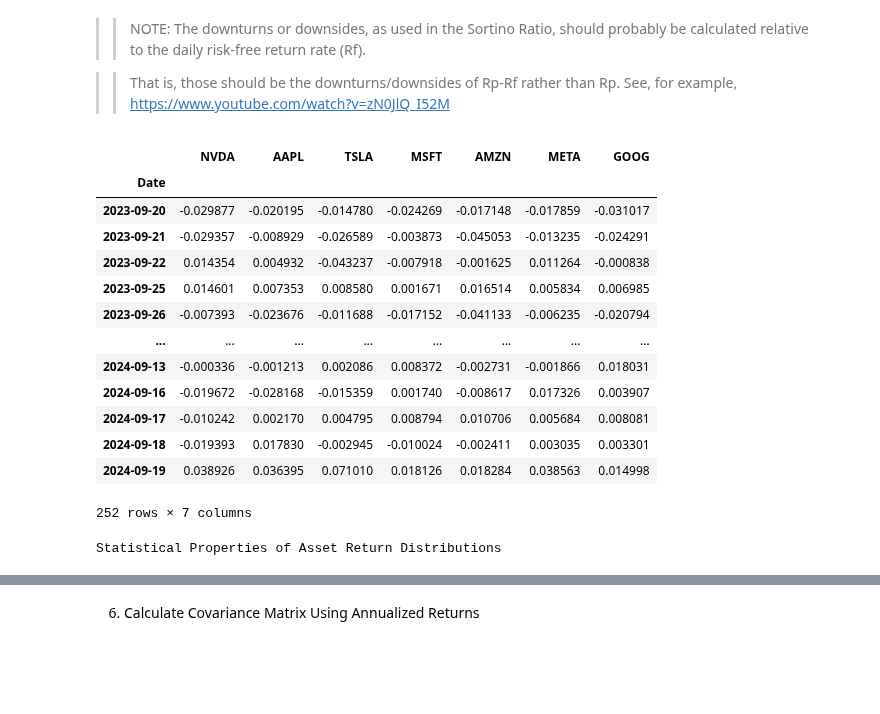
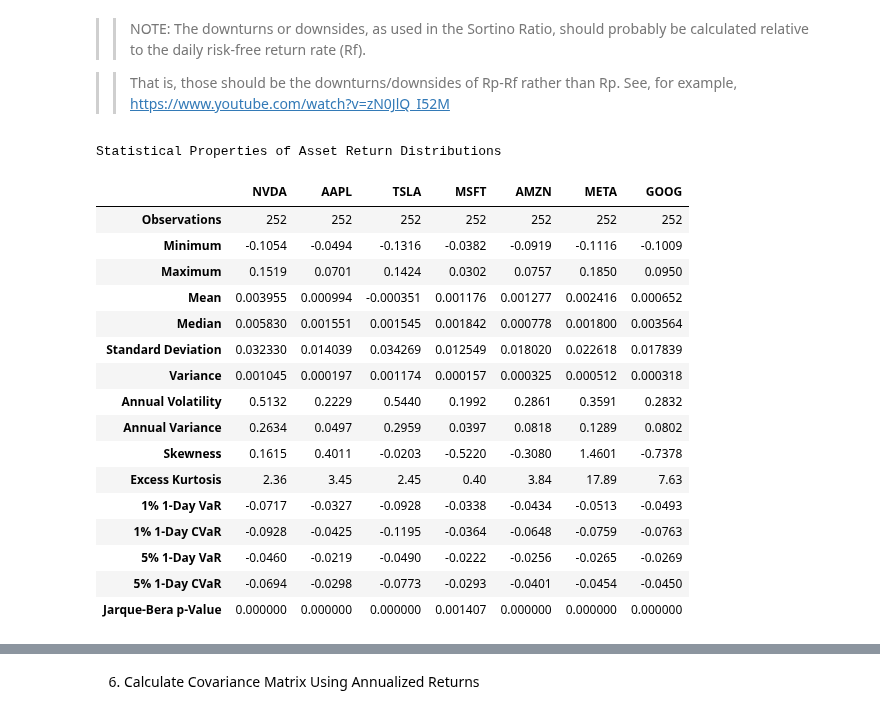
Before and after one commit to mlabecki/portfolio_analytics, a Jupyter notebook: src/test_notebook.ipynb, the cells around one changed output, grey strips where cells are left out. Cells and saved outputs as stored; diff of their text form; code cells hidden in the pictures; blank space fills up the shorter version.

```diff
--- a/src/test_notebook.ipynb
+++ b/src/test_notebook.ipynb
@@ -184,7 +184,7 @@ x_downturns = np.where(x < 0, x, 0)  # Keep only non-positive returns for Sortin
 
 log_returns = pd.DataFrame(x, columns=tickers, index=df_adj_close.index).dropna()
 
-display(log_returns)
+# display(log_returns)
 
 x_standardized = StandardScaler().fit_transform(x)
 log_returns_standardized = pd.DataFrame(x_standardized, columns=tickers, index=df_adj_close.index).dropna()
@@ -241,60 +241,62 @@ log_returns_stats = pd.DataFrame(columns=tickers, index=stats_metrics)
 
 for tk in tickers:
     returns_tk = log_returns[tk]
     tk_stats = stats.describe(returns_tk)
     log_returns_stats.loc['Observations', tk] = len(returns_tk)
-    log_returns_stats.loc['Minimum', tk] = tk_stats.minmax[0]
-    log_returns_stats.loc['Maximum', tk] = tk_stats.minmax[1]
-    log_returns_stats.loc['Mean', tk] = tk_stats.mean
-    log_returns_stats.loc['Median', tk] = np.median(returns_tk)
-    log_returns_stats.loc['Standard Deviation', tk] = returns_tk.std(ddof=0)
-    log_returns_stats.loc['Variance', tk] = returns_tk.var(ddof=0)
-    log_returns_stats.loc['Annual Volatility', tk] = np.sqrt(returns_tk.var(ddof=0) * 252)
-    log_returns_stats.loc['Annual Variance', tk] = returns_tk.var(ddof=0) * 252
-    log_returns_stats.loc['Skewness', tk] = tk_stats.skewness
-    log_returns_stats.loc['Excess Kurtosis', tk] = tk_stats.kurtosis
-    log_returns_stats.loc['1% 1-Day VaR', tk] = historical_var(returns_tk, p_level=1)
-    log_returns_stats.loc['1% 1-Day CVaR', tk] = historical_cvar(returns_tk, p_level=1)
-    log_returns_stats.loc['5% 1-Day VaR', tk] = historical_var(returns_tk, p_level=5)
-    log_returns_stats.loc['5% 1-Day CVaR', tk] = historical_cvar(returns_tk, p_level=5)
-    log_returns_stats.loc['Jarque-Bera p-Value', tk] = stats.jarque_bera(returns_tk).pvalue
-
+    log_returns_stats.loc['Minimum', tk] = f'{tk_stats.minmax[0]:.4f}'
+    log_returns_stats.loc['Maximum', tk] = f'{tk_stats.minmax[1]:.4f}'
+    log_returns_stats.loc['Mean', tk] = f'{tk_stats.mean:.6f}'
+    log_returns_stats.loc['Median', tk] = f'{np.median(returns_tk):.6f}'
+    log_returns_stats.loc['Standard Deviation', tk] = f'{returns_tk.std(ddof=0):.6f}'
+    log_returns_stats.loc['Variance', tk] = f'{returns_tk.var(ddof=0):.6f}'
+    log_returns_stats.loc['Annual Volatility', tk] = f'{np.sqrt(returns_tk.var(ddof=0) * 252):.4f}'
+    log_returns_stats.loc['Annual Variance', tk] = f'{(returns_tk.var(ddof=0) * 252):.4f}'
+    log_returns_stats.loc['Skewness', tk] = f'{tk_stats.skewness:.4f}'
+    log_returns_stats.loc['Excess Kurtosis', tk] = f'{tk_stats.kurtosis:.2f}'
+    log_returns_stats.loc['1% 1-Day VaR', tk] = f'{historical_var(returns_tk, p_level=1):.4f}'
+    log_returns_stats.loc['1% 1-Day CVaR', tk] = f'{historical_cvar(returns_tk, p_level=1):.4f}'
+    log_returns_stats.loc['5% 1-Day VaR', tk] = f'{historical_var(returns_tk, p_level=5):.4f}'
+    log_returns_stats.loc['5% 1-Day CVaR', tk] = f'{historical_cvar(returns_tk, p_level=5):.4f}'
+    log_returns_stats.loc['Jarque-Bera p-Value', tk] = f'{stats.jarque_bera(returns_tk).pvalue:.6f}'
 
 # NOTE: Re Jarque-Bera normality test
 # 1) The Jarque-Bera statistic value = stats.jarque_bera(log_returns[tk]).statistic (omitted above)
 # 2) jarque_bera.pvalue = 1 - stats.chi2.cdf(jarque_bera.statistic, 2)
 # 3) Typically, a p-value of 0.05 is used as a normality threshold in the Jarque-Bera test.
 #    That is, if Jarque-Bera p-value is > 0.05, then the distribution is considered to be normal.
 #    Example: Samunderu & Murahwa, 'Return Based Risk Measures for Non-Normally Distributed Returns'
 
 # NOTE: Other normality tests
 # 1) D’Agostino-Pearson test
 #       tk_nrm = stats.normaltest(log_returns[tk])
 # 2) Shapiro-Wilk test
 #       tk_shw = stats.shapiro(log_returns[tk])
 # 3) Anderson-Darling test
 #       tk_and = stats.anderson(log_returns[tk])
 
 print('Statistical Properties of Asset Return Distributions')
 display(log_returns_stats)
 
 # print(log_returns)
 # print(len(log_returns))
 # print(log_returns_downturns)
 # print(log_returns_moments)
 # %% [output]
+Statistical Properties of Asset Return Distributions
 |  | NVDA | AAPL | TSLA | MSFT | AMZN | META | GOOG |
-| Date |  |  |  |  |  |  |  |
-| 2023-09-20 | -0.029877 | -0.020195 | -0.014780 | -0.024269 | -0.017148 | -0.017859 | -0.031017 |
-| 2023-09-21 | -0.029357 | -0.008929 | -0.026589 | -0.003873 | -0.045053 | -0.013235 | -0.024291 |
-| 2023-09-22 | 0.014354 | 0.004932 | -0.043237 | -0.007918 | -0.001625 | 0.011264 | -0.000838 |
-| 2023-09-25 | 0.014601 | 0.007353 | 0.008580 | 0.001671 | 0.016514 | 0.005834 | 0.006985 |
-| 2023-09-26 | -0.007393 | -0.023676 | -0.011688 | -0.017152 | -0.041133 | -0.006235 | -0.020794 |
-| ... | ... | ... | ... | ... | ... | ... | ... |
-| 2024-09-13 | -0.000336 | -0.001213 | 0.002086 | 0.008372 | -0.002731 | -0.001866 | 0.018031 |
-| 2024-09-16 | -0.019672 | -0.028168 | -0.015359 | 0.001740 | -0.008617 | 0.017326 | 0.003907 |
-| 2024-09-17 | -0.010242 | 0.002170 | 0.004795 | 0.008794 | 0.010706 | 0.005684 | 0.008081 |
-| 2024-09-18 | -0.019393 | 0.017830 | -0.002945 | -0.010024 | -0.002411 | 0.003035 | 0.003301 |
-| 2024-09-19 | 0.038926 | 0.036395 | 0.071010 | 0.018126 | 0.018284 | 0.038563 | 0.014998 |
+| Observations | 252 | 252 | 252 | 252 | 252 | 252 | 252 |
+| Minimum | -0.1054 | -0.0494 | -0.1316 | -0.0382 | -0.0919 | -0.1116 | -0.1009 |
+| Maximum | 0.1519 | 0.0701 | 0.1424 | 0.0302 | 0.0757 | 0.1850 | 0.0950 |
+| Mean | 0.003955 | 0.000994 | -0.000351 | 0.001176 | 0.001277 | 0.002416 | 0.000652 |
+| Median | 0.005830 | 0.001551 | 0.001545 | 0.001842 | 0.000778 | 0.001800 | 0.003564 |
+| Standard Deviation | 0.032330 | 0.014039 | 0.034269 | 0.012549 | 0.018020 | 0.022618 | 0.017839 |
+| Variance | 0.001045 | 0.000197 | 0.001174 | 0.000157 | 0.000325 | 0.000512 | 0.000318 |
+| Annual Volatility | 0.5132 | 0.2229 | 0.5440 | 0.1992 | 0.2861 | 0.3591 | 0.2832 |
+| Annual Variance | 0.2634 | 0.0497 | 0.2959 | 0.0397 | 0.0818 | 0.1289 | 0.0802 |
+| Skewness | 0.1615 | 0.4011 | -0.0203 | -0.5220 | -0.3080 | 1.4601 | -0.7378 |
+| Excess Kurtosis | 2.36 | 3.45 | 2.45 | 0.40 | 3.84 | 17.89 | 7.63 |
+| 1% 1-Day VaR | -0.0717 | -0.0327 | -0.0928 | -0.0338 | -0.0434 | -0.0513 | -0.0493 |
+| 1% 1-Day CVaR | -0.0928 | -0.0425 | -0.1195 | -0.0364 | -0.0648 | -0.0759 | -0.0763 |
+| 5% 1-Day VaR | -0.0460 | -0.0219 | -0.0490 | -0.0222 | -0.0256 | -0.0265 | -0.0269 |
+| 5% 1-Day CVaR | -0.0694 | -0.0298 | -0.0773 | -0.0293 | -0.0401 | -0.0454 | -0.0450 |
+| Jarque-Bera p-Value | 0.000000 | 0.000000 | 0.000000 | 0.001407 | 0.000000 | 0.000000 | 0.000000 |
-252 rows × 7 columns
-Statistical Properties of Asset Return Distributions
```
Also changed, not shown: parts of 1 cell of this notebook, 10 other files.
